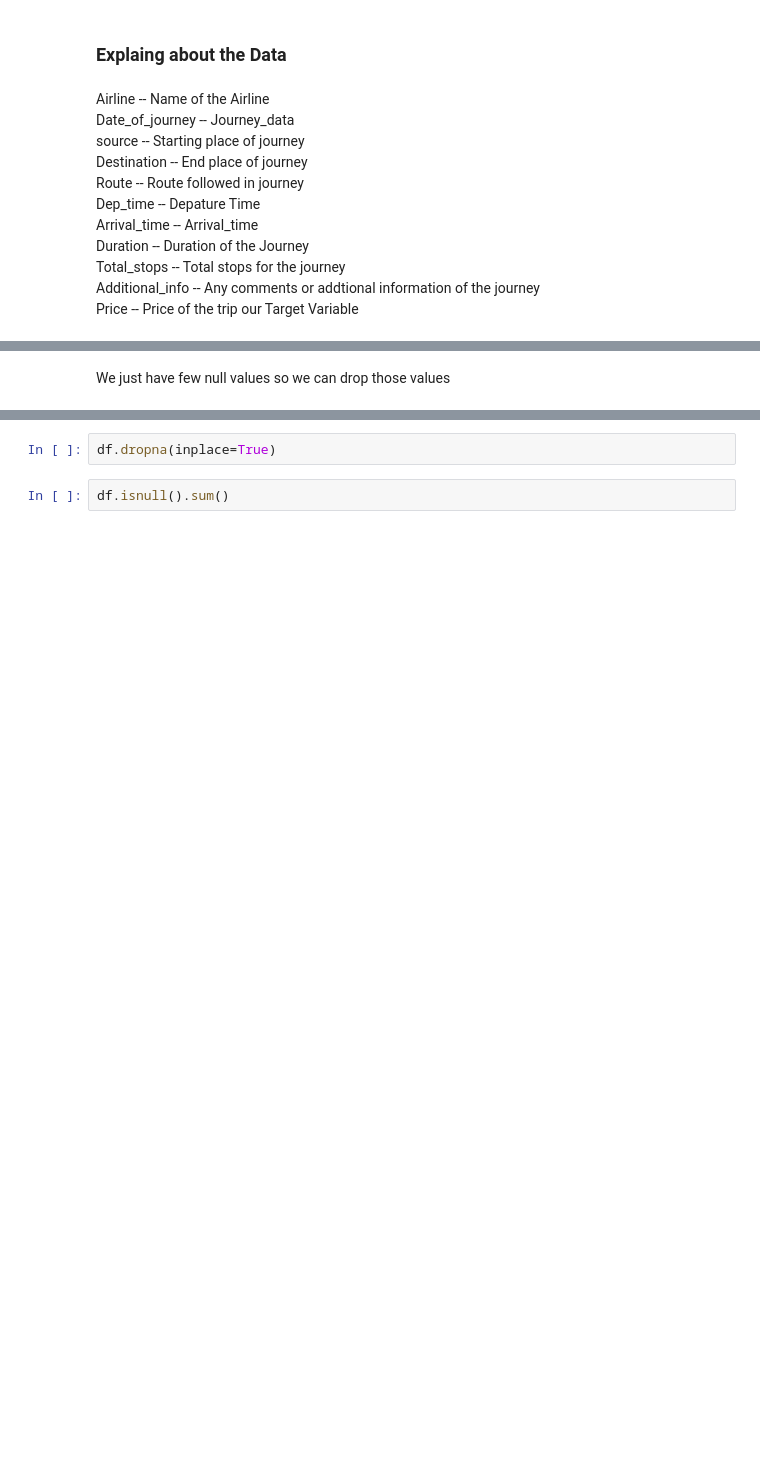
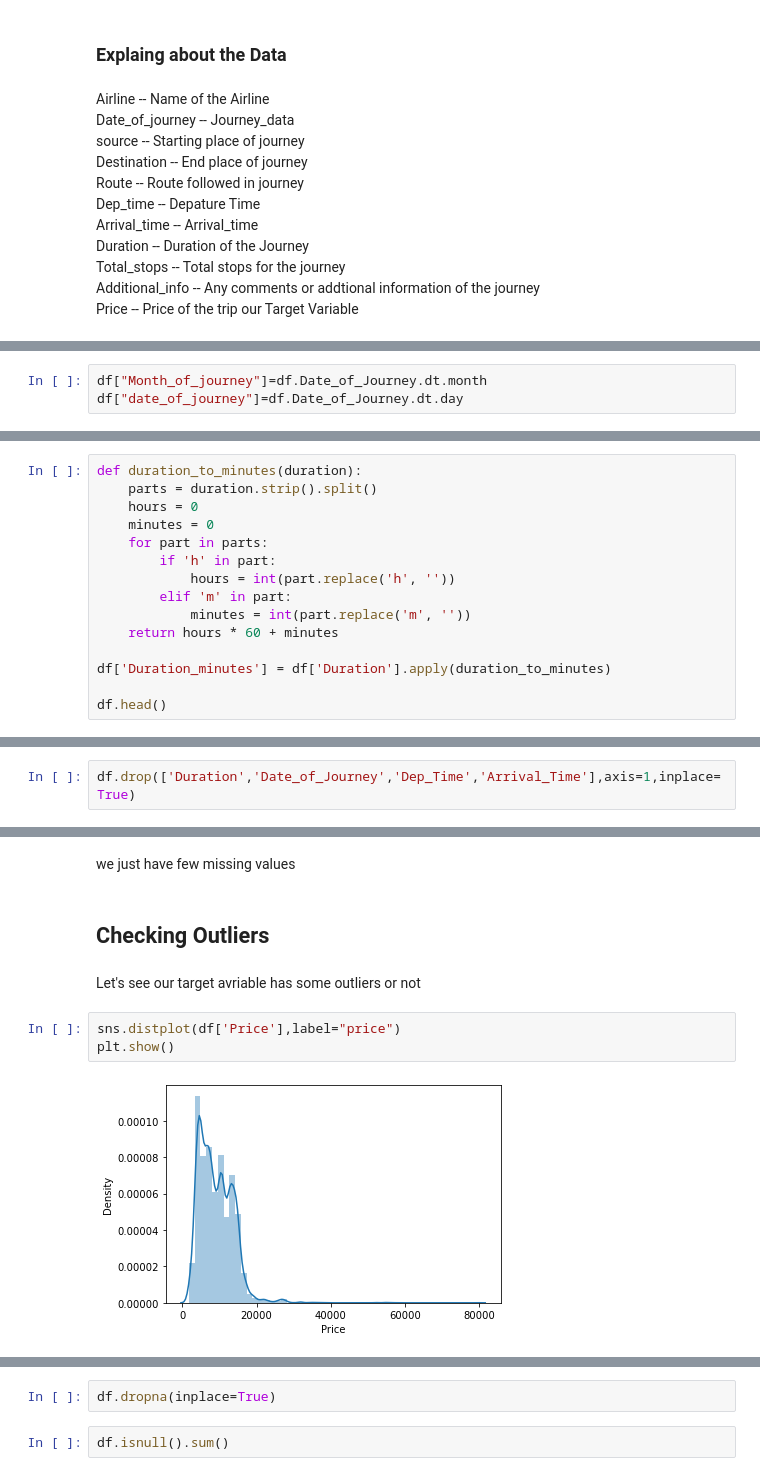
Before and after one commit to prakash-d07/Flight_Fare_estimator_Project, a Jupyter notebook: research/test.ipynb, the cells around one changed output, grey strips where cells are left out. Cells and saved outputs as stored; diff of their text form; blank space fills up the shorter version.

```diff
--- a/research/test.ipynb
+++ b/research/test.ipynb
@@ -53,0 +105,3 @@ Checking Null Values
+# %%
+df["Month_of_journey"]=df.Date_of_Journey.dt.month
+df["date_of_journey"]=df.Date_of_Journey.dt.day
@@ -53,0 +122,15 @@ Checking Null Values
+# %%
+def duration_to_minutes(duration):
+    parts = duration.strip().split()
+    hours = 0
+    minutes = 0
+    for part in parts:
+        if 'h' in part:
+            hours = int(part.replace('h', ''))
+        elif 'm' in part:
+            minutes = int(part.replace('m', ''))
+    return hours * 60 + minutes
+
+df['Duration_minutes'] = df['Duration'].apply(duration_to_minutes)
+
+df.head()
@@ -53,0 +144,2 @@ Checking Null Values
+# %%
+df.drop(['Duration','Date_of_Journey','Dep_Time','Arrival_Time'],axis=1,inplace=True)
@@ -68,3 +196,12 @@ Price              0
 dtype: int64
-# %% [markdown]
-We just have few null values so we can drop those values
+# %% [markdown]
+we just have few missing values
+# %% [markdown]
+## Checking Outliers
+# %% [markdown]
+Let's see our target avriable has some outliers or not
+# %%
+sns.distplot(df['Price'],label="price")
+plt.show()
+# %% [output]
+[figure, added]
```
Also changed, not shown: parts of 56 cells of this notebook, 17 other files.
